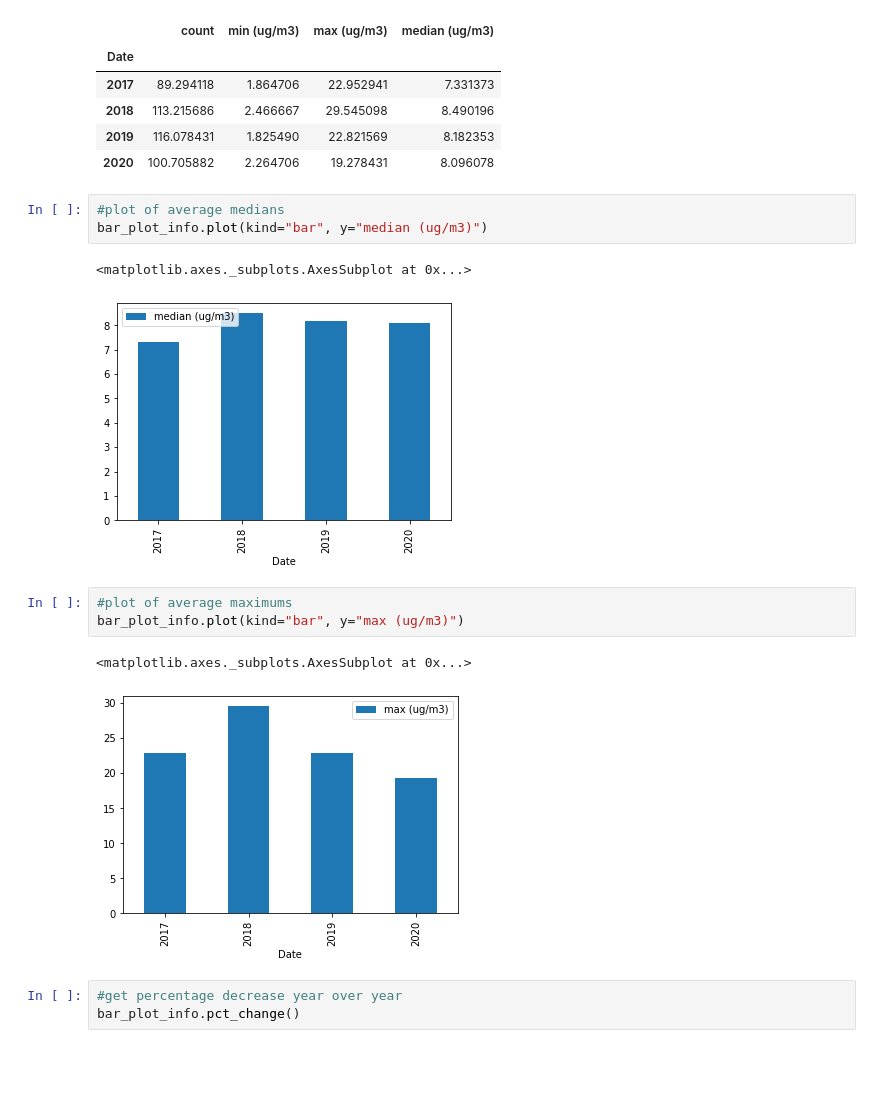
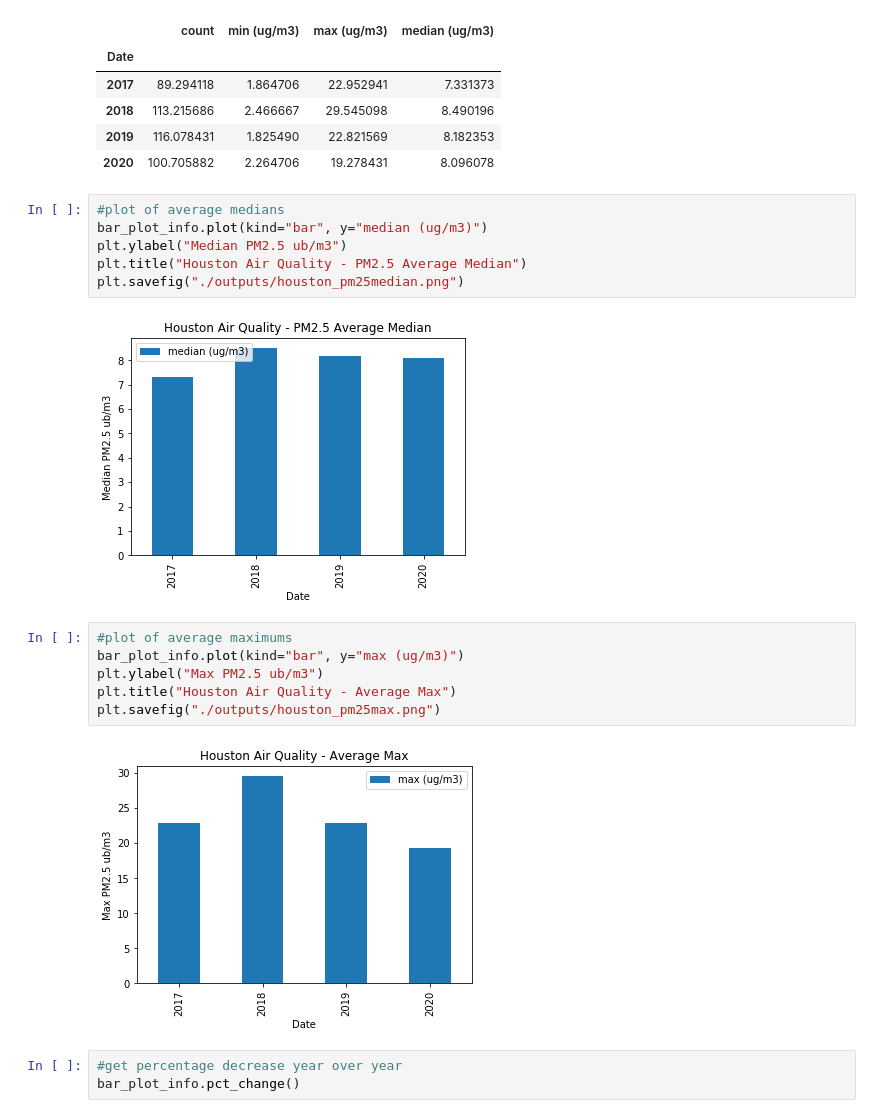
Before and after one commit to markwsutton/AirQualityProject, a Jupyter notebook: AQI Analysis - Houston.ipynb, the cells around one changed output. Drawn from its saved outputs; the diff is of its cells as text; blank space fills up the shorter version.

Commit message:
Added chart visuals and chart outputs

```diff
--- a/AQI Analysis - Houston.ipynb
+++ b/AQI Analysis - Houston.ipynb
@@ -141,15 +142,19 @@ bar_plot_info
 # %%
 #plot of average medians
 bar_plot_info.plot(kind="bar", y="median (ug/m3)")
+plt.ylabel("Median PM2.5 ub/m3")
+plt.title("Houston Air Quality - PM2.5 Average Median")
+plt.savefig("./outputs/houston_pm25median.png")
 # %% [output]
-<matplotlib.axes._subplots.AxesSubplot at 0x...>
-[figure, old version]
+[figure, new version]
 # %%
 #plot of average maximums
 bar_plot_info.plot(kind="bar", y="max (ug/m3)")
+plt.ylabel("Max PM2.5 ub/m3")
+plt.title("Houston Air Quality - Average Max")
+plt.savefig("./outputs/houston_pm25max.png")
 # %% [output]
-<matplotlib.axes._subplots.AxesSubplot at 0x...>
-[figure, old version]
+[figure, new version]
 # %%
 #get percentage decrease year over year
 bar_plot_info.pct_change()
```
Also changed, not shown: parts of 2 cells of this notebook, 1 other file.
